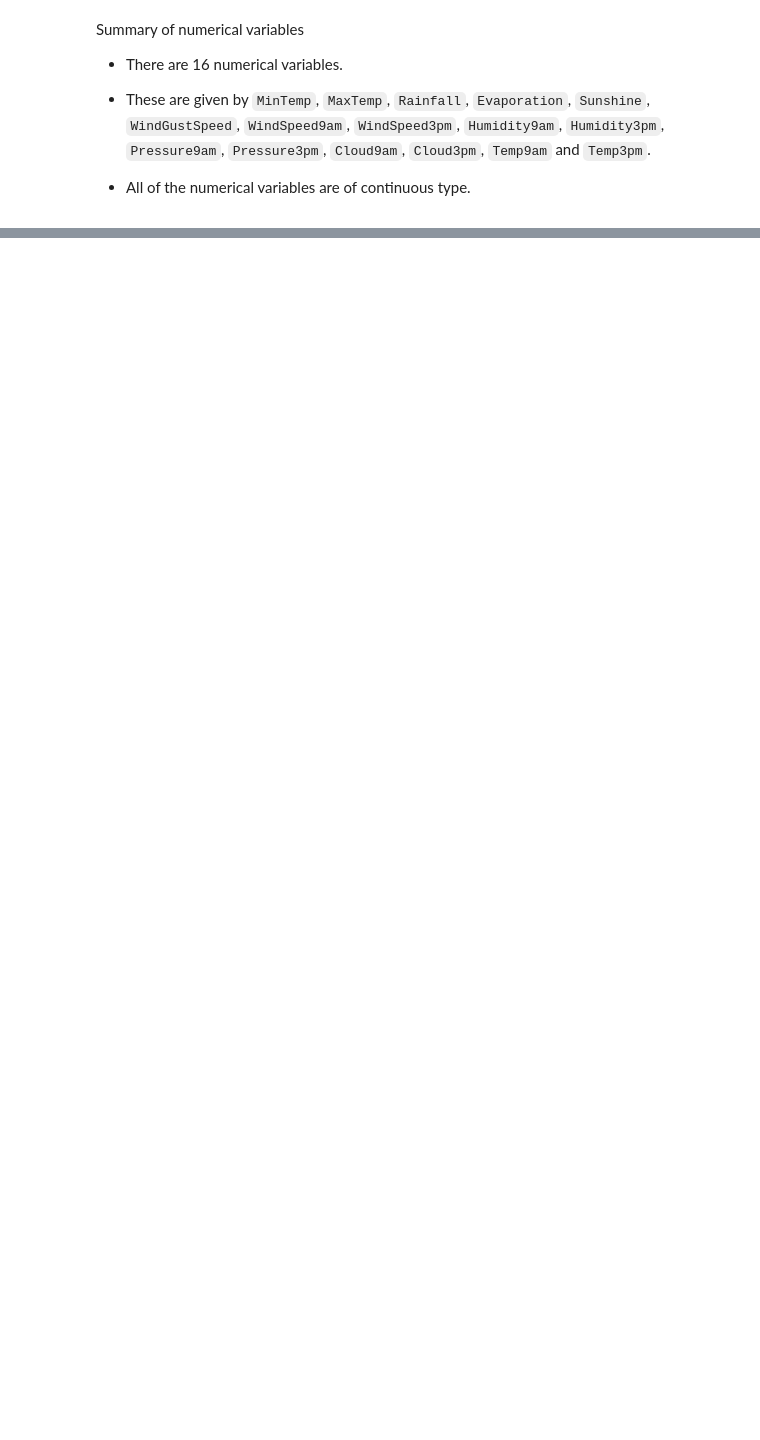
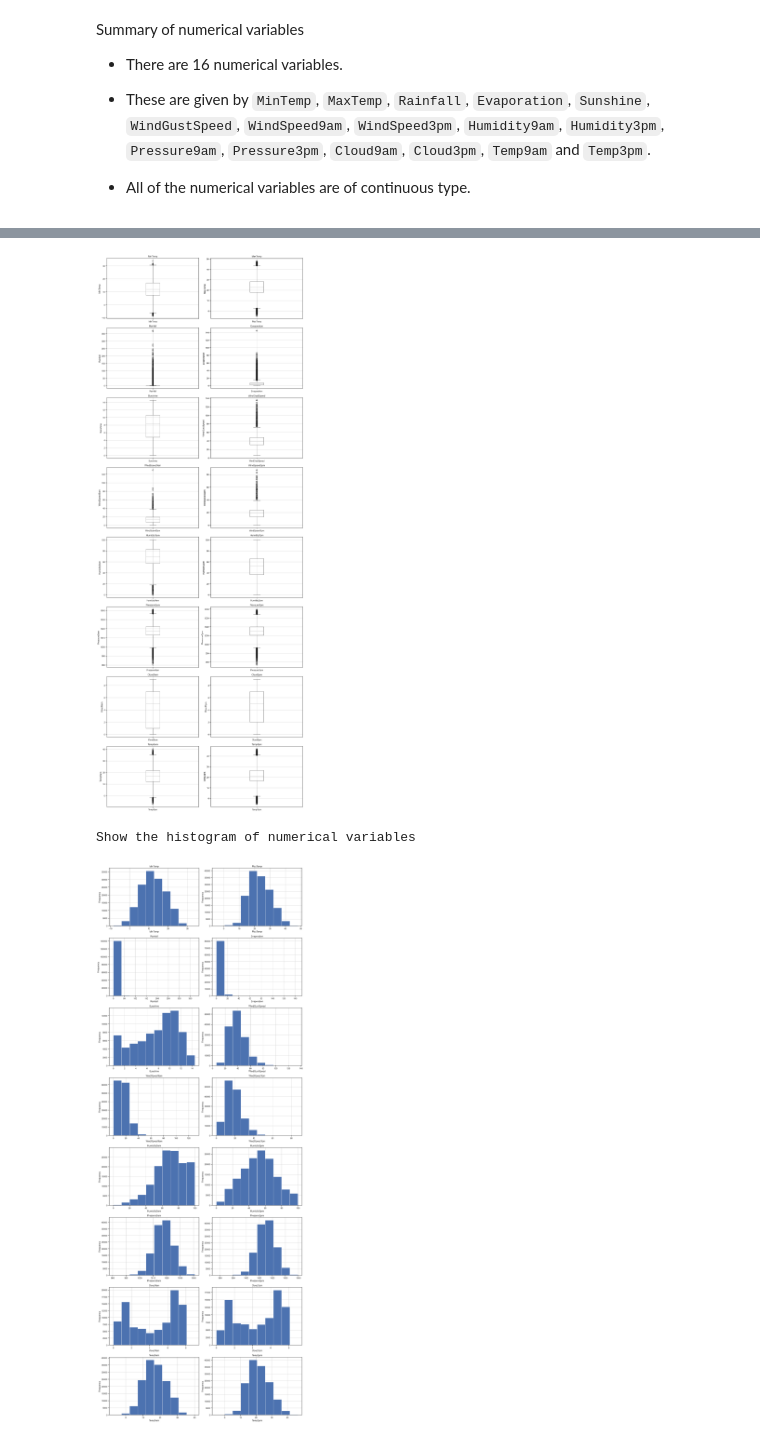
Before and after one commit to faliqadlan/rain-prediction-minimalist, a Jupyter notebook: rain_prediction_minimalist.ipynb, the cells around one changed output, grey strips where cells are left out. Cells and saved outputs as stored; diff of their text form; code cells hidden in the pictures; blank space fills up the shorter version.

```diff
--- a/rain_prediction_minimalist.ipynb
+++ b/rain_prediction_minimalist.ipynb
@@ -232,0 +511,8 @@ NameError: name 'df' is not defined
+# %%
+# find categorical variables
+
+categorical = [var for var in df.columns if df[var].dtype == "O"]
+
+print("There are {} categorical variables\n".format(len(categorical)))
+
+print("The categorical variables are :", categorical)
@@ -232,0 +826,12 @@ NameError: name 'df' is not defined
+# %%
+# find numerical variables
+
+numerical = [var for var in df.columns if df[var].dtype != "O"]
+
+print("There are {} numerical variables\n".format(len(numerical)))
+
+print("The numerical variables are :", numerical)
+
+# view the numerical variables
+
+print(df[numerical].head())
@@ -232,0 +920,37 @@ NameError: name 'df' is not defined
+# %%
+import matplotlib.pyplot as plt
+
+# Calculate the number of rows needed for subplots
+num_plots = len(numerical)
+num_columns = 2
+num_rows = num_plots // num_columns + (num_plots % num_columns > 0)
+
+plt.figure(figsize=(15, 5 * num_rows))
+
+for index, var in enumerate(numerical):
+    plt.subplot(num_rows, num_columns, index + 1)
+    fig = df.boxplot(column=var)
+    fig.set_title(var)
+    fig.set_ylabel(var)
+
+plt.tight_layout()
+plt.show()
+
+print("Show the histogram of numerical variables")
+
+# Plot histograms for numerical variables
+plt.figure(figsize=(15, 5 * num_rows))
+
+for index, var in enumerate(numerical):
+    plt.subplot(num_rows, num_columns, index + 1)
+    df[var].hist()
+    plt.title(var)
+    plt.xlabel(var)
+    plt.ylabel('Frequency')
+
+plt.tight_layout()
+plt.show()
+# %% [output]
+[figure, added]
+Show the histogram of numerical variables
+[figure, added]
```
Also changed, not shown: parts of 84 cells of this notebook.
